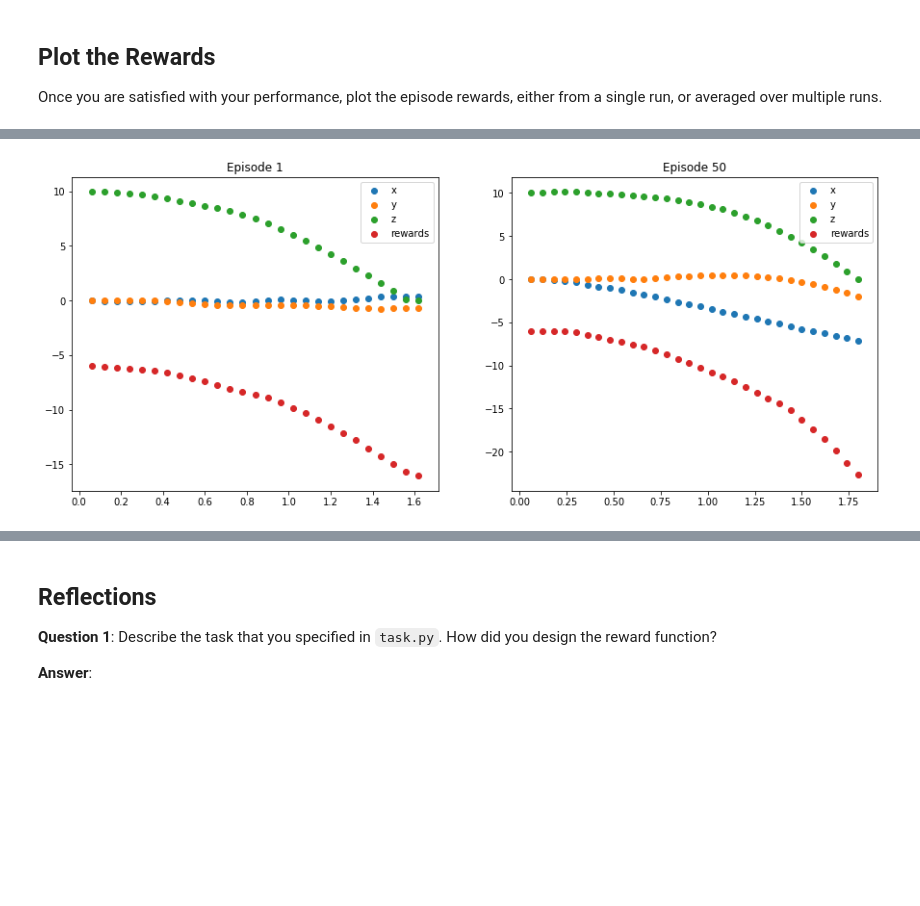
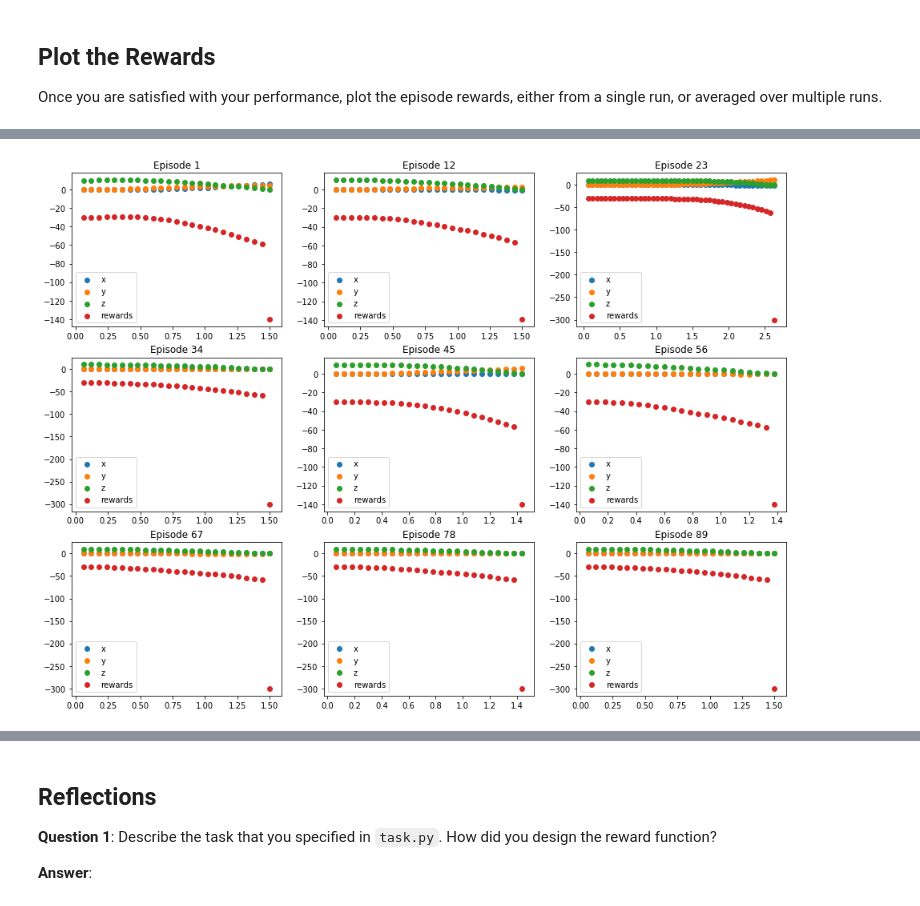
Before and after one commit to IvanBrasilico/RL-Quadcopter-2, a Jupyter notebook: Quadcopter_Project.ipynb, the cells around one changed output, grey strips where cells are left out. Drawn from its saved outputs; the diff is of its cells as text; code cells hidden in the pictures; blank space fills up the shorter version.

```diff
--- a/Quadcopter_Project.ipynb
+++ b/Quadcopter_Project.ipynb
@@ -262,29 +259,36 @@ from collections import defaultdict
 from agents.agent import DDPG
 
 ddpg_output = 'ddpgdata.txt'
-num_episodes = 500
-target_pos = np.array([0., 0., 20.])
+target_pos = np.array([0., 0., 50.])
 task = Task(target_pos=target_pos)
 agent = DDPG(task)
-# agent.tau = 0.01
-# agent.gamma = 0.99
+agent.tau = 0.01
+agent.gamma = 0.99
 resultados = {}
 
 new_labels = labels + ['reward']
 better_reward = float("-inf")
 mean_reward = 0
+taus = []
+
+num_episodes = 100
+
 with open(ddpg_output, 'w') as csvfile:
     writer = csv.writer(csvfile)
     writer.writerow(labels)
     for i_episode in range(1, num_episodes + 1):
+        # agent.tau = 0.002 + (0.008 * 0.996 ** i_episode)
+        # taus.append(agent.tau)
         state = agent.reset_episode() # start a new episode
         episode_result = defaultdict(list)
         to_write_list = []
         while True:
             action = agent.act(state)
+            # print(action, task.sim.pose)
             next_state, reward, done = task.step(action)
+            # print(reward)
             to_write = [task.sim.time] + list(task.sim.pose) + list(task.sim.v) \
-                + list(task.sim.angular_v) + list(rotor_speeds) + [float(reward)]
+                + list(task.sim.angular_v) + list(action) + [float(reward)]
             to_write_list.append(to_write)
             for ii in range(len(new_labels)):
                 episode_result[new_labels[ii]].append(to_write[ii])
@@ -319,17 +341,21 @@ plt.plot(all_rewards)
 # %%
-fig = plt.figure(figsize=(15, 6))
-for i in range(2):
-    episode_number = (i * 49) + 1
+fig = plt.figure(figsize=(16, 12))
+rows = cols = 3
+num_plots = rows * cols
+salto = num_episodes / num_plots
+
+for i in range(num_plots):
+    episode_number = int(salto  * i) + 1
     results = resultados[episode_number]
-    plt.subplot(1, 2, i + 1)
+    plt.subplot(rows, cols, i + 1)
     plt.scatter(results['time'], results['x'], label='x')
     plt.scatter(results['time'], results['y'], label='y')
     plt.scatter(results['time'], results['z'], label='z')
     plt.scatter(results['time'], results['reward'], label='rewards')
     plt.legend()
     plt.title('Episode %s' % episode_number)
     _ = plt.ylim()
 
 plt.show()
 # %% [output]
-[figure, old version]
+[figure, new version]
```
Also changed, not shown: parts of 41 cells of this notebook, 5 other files.
